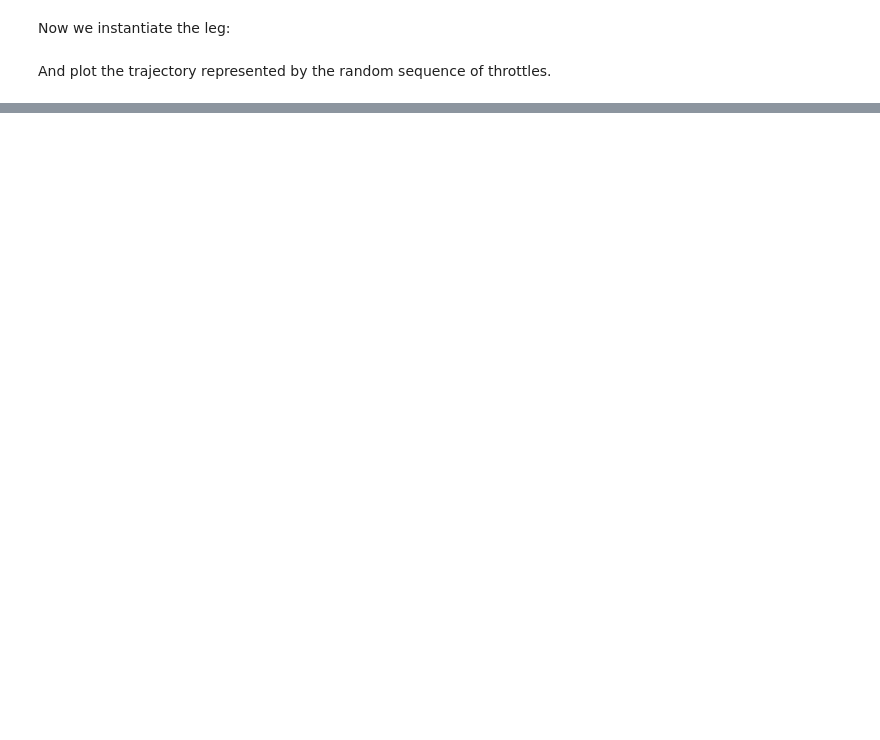
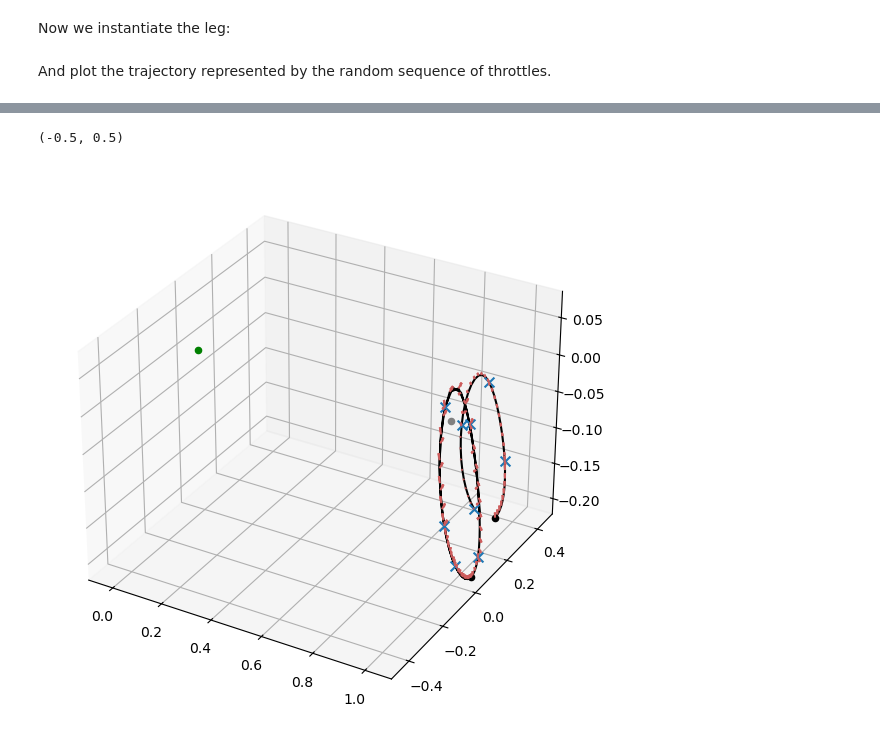
Before and after one commit to hjholt/kep3, a Jupyter notebook: doc/notebooks/sims_flanagan_hf_ND_leg.ipynb, the cells around one changed output, grey strips where cells are left out. Drawn from its saved outputs; the diff is of its cells as text; code cells hidden in the pictures; blank space fills up the shorter version.

```diff
--- a/doc/notebooks/sims_flanagan_hf_ND_leg.ipynb
+++ b/doc/notebooks/sims_flanagan_hf_ND_leg.ipynb
@@ -118,0 +187,3 @@ ax.axis('off');
+# %%
+ta = pk.ta.get_stark_cr3bp(1e-16)
+ta_var = pk.ta.get_stark_cr3bp_var(1e-16)
@@ -118,0 +192,42 @@ ax.axis('off');
+# %%
+# We are now ready to instantiate a leg
+sf = pk.leg.sims_flanagan_hf_nd(
+    rvs=[rs, vs],
+    ms=ms,
+    throttles=throttles,
+    rvf=[rf, vf],
+    mf=mf,
+    tof=tof,
+    max_thrust=max_thrust,
+    veff=veff,
+    mu=mu,
+    tas=ta,
+    tas_var=ta_var,
+    cut=cut,
+)
+# %%
+# Making the axis
+ax = pk.plot.make_3Daxis(figsize=(7, 7))
+
+# Adding the Earth and the Moon the boundary states
+ax.scatter(-mu, 0, 0, c="green", s=20)
+ax.scatter(1-mu, 0, 0, c="gray", s=20)
+ax.scatter(rs[0], rs[1], rs[2], c="k", s=20)
+ax.scatter(rf[0], rf[1], rf[2], c="k", s=20)
+
+
+# Plotting the trajctory leg
+ax = pk.plot.add_sf_hf_leg(
+    ax, sf, units=1, N=10, show_gridpoints=True, show_throttles=True, length=0.1, arrow_length_ratio=0.5,
+    unit_M=MASS,
+)
+
+
+# Making the axis nicer
+ax.set_xlim(-0.1,1.1)
+ax.set_ylim(-1/2,1/2)
+# ax.view_init(-90,-90)
+# ax.axis('off');
+# %% [output]
+(-0.5, 0.5)
+[figure, added]
```
Also changed, not shown: parts of 14 cells of this notebook, 6 other files.
